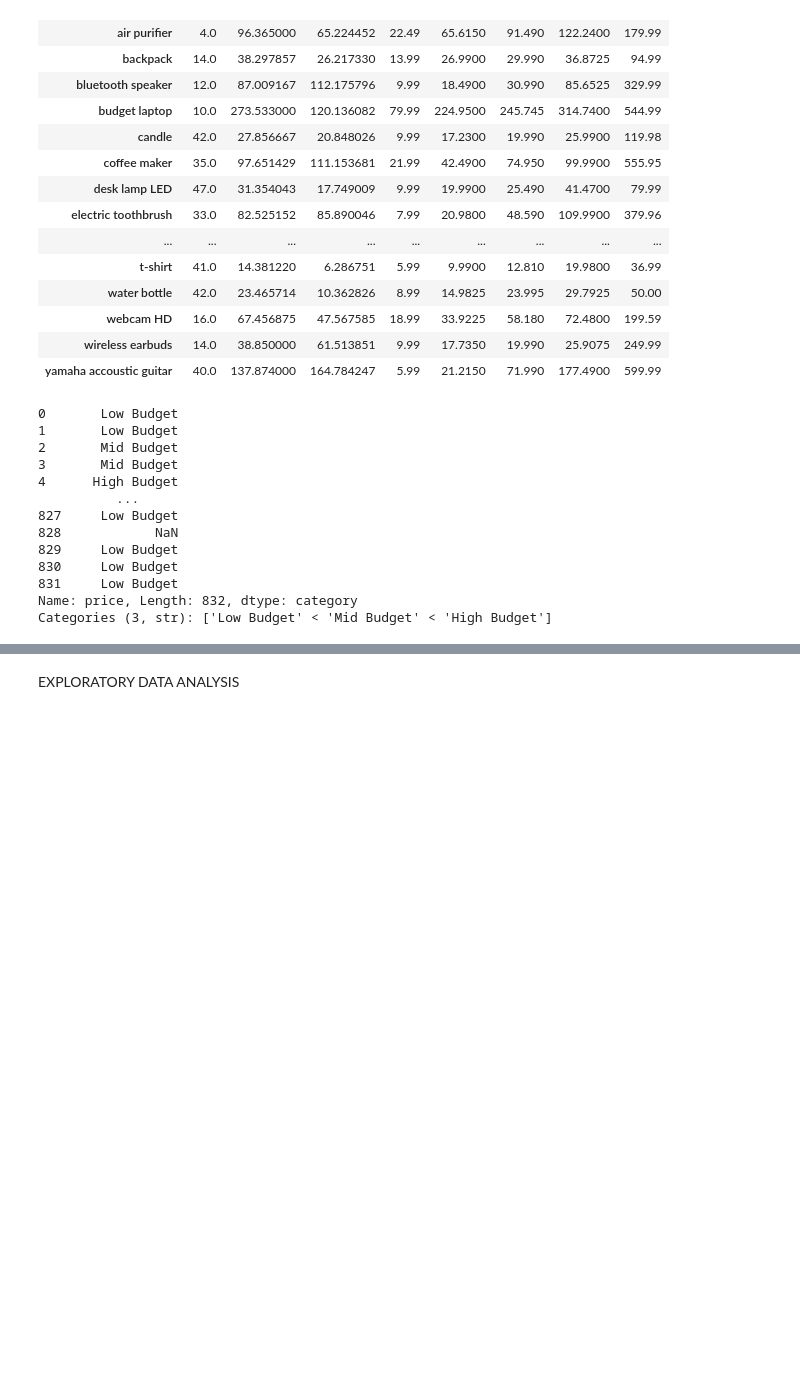
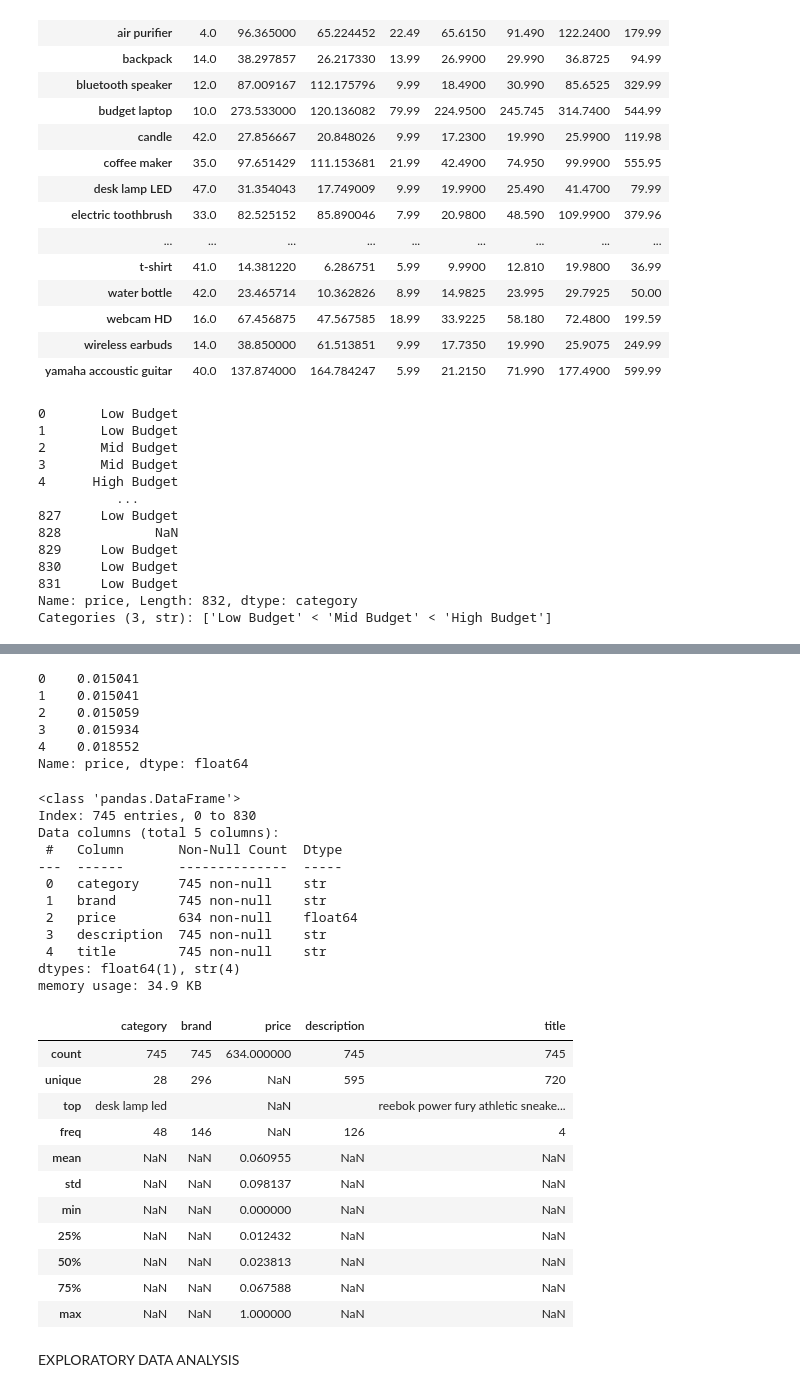
Before and after one commit to Rafi3215987/AmazonScrapper, a Jupyter notebook: FeatureA.ipynb, the cells around one changed output, grey strips where cells are left out. Drawn from its saved outputs; the diff is of its cells as text; code cells hidden in the pictures; blank space fills up the shorter version.

```diff
--- a/FeatureA.ipynb
+++ b/FeatureA.ipynb
@@ -109,0 +137,17 @@ Categories (3, str): ['Low Budget' < 'Mid Budget' < 'High Budget']
+# %%
+
+
+def clean_text(text):
+    if pd.isna(text):
+        return ""
+
+    text = str(text).lower()
+    text = re.sub(r"[^a-z0-9\s]", " ", text)
+    text = re.sub(r"\s+", " ", text)
+
+    return text.strip()
+
+df["title"] = df["title"].apply(clean_text)
+df["description"] = df["description"].apply(clean_text)
+df["brand"] = df["brand"].apply(clean_text)
+df["category"] = df["category"].apply(clean_text)
@@ -110,2 +177,41 @@ Categories (3, str): ['Low Budget' < 'Mid Budget' < 'High Budget']
+# %%
+df["price"].head()
+# %% [output]
+0    0.015041
+1    0.015041
+2    0.015059
+3    0.015934
+4    0.018552
+Name: price, dtype: float64
+# %%
+df.shape
+df.head()
+df.info()
+df.describe(include="all")
+# %% [output]
+<class 'pandas.DataFrame'>
+Index: 745 entries, 0 to 830
+Data columns (total 5 columns):
+ #   Column       Non-Null Count  Dtype
+---  ------       --------------  -----
+ 0   category     745 non-null    str
+ 1   brand        745 non-null    str
+ 2   price        634 non-null    float64
+ 3   description  745 non-null    str
+ 4   title        745 non-null    str
+dtypes: float64(1), str(4)
+memory usage: 34.9 KB
+|  | category | brand | price | description | title |
+| count | 745 | 745 | 634.000000 | 745 | 745 |
+| unique | 28 | 296 | NaN | 595 | 720 |
+| top | desk lamp led |  | NaN |  | reebok power fury athletic sneake... |
+| freq | 48 | 146 | NaN | 126 | 4 |
+| mean | NaN | NaN | 0.060955 | NaN | NaN |
+| std | NaN | NaN | 0.098137 | NaN | NaN |
+| min | NaN | NaN | 0.000000 | NaN | NaN |
+| 25% | NaN | NaN | 0.012432 | NaN | NaN |
+| 50% | NaN | NaN | 0.023813 | NaN | NaN |
+| 75% | NaN | NaN | 0.067588 | NaN | NaN |
+| max | NaN | NaN | 1.000000 | NaN | NaN |
 # %% [markdown]
 EXPLORATORY DATA ANALYSIS
```
Also changed, not shown: parts of 30 cells of this notebook, 2 other files.
